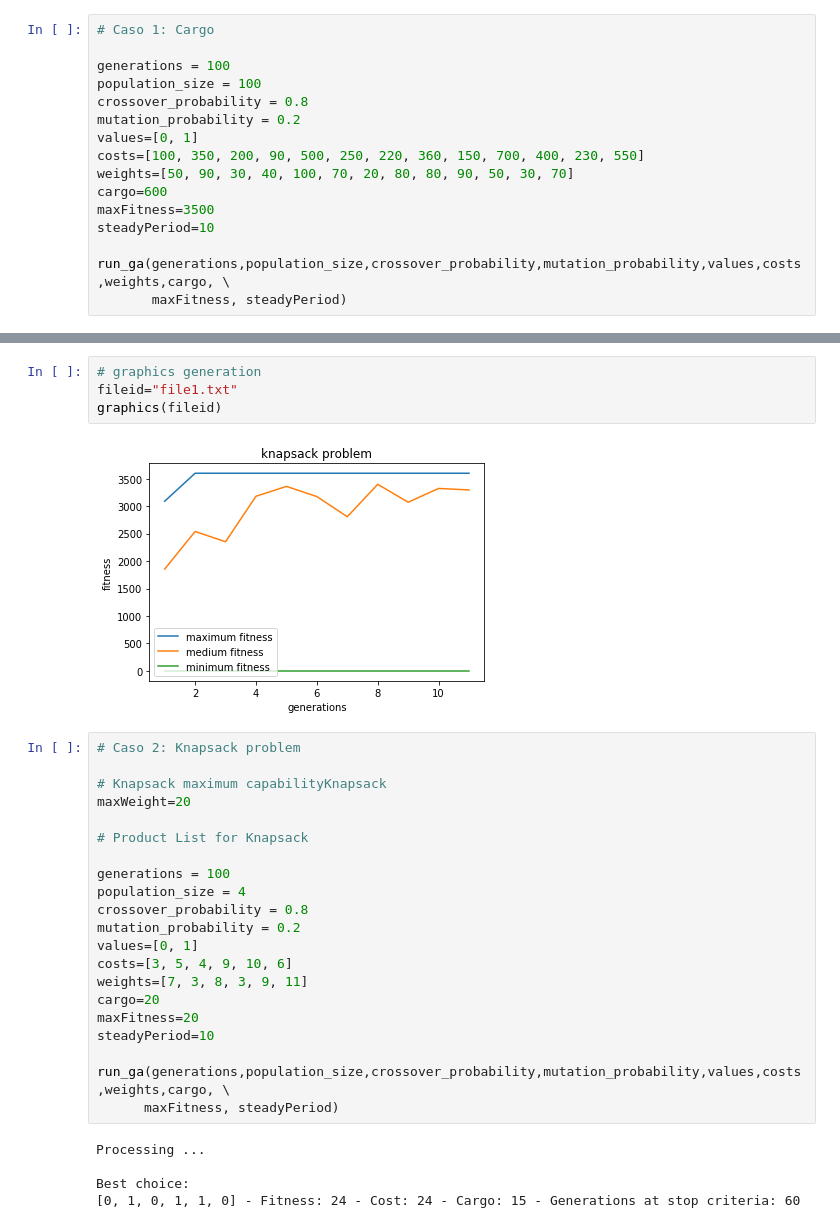
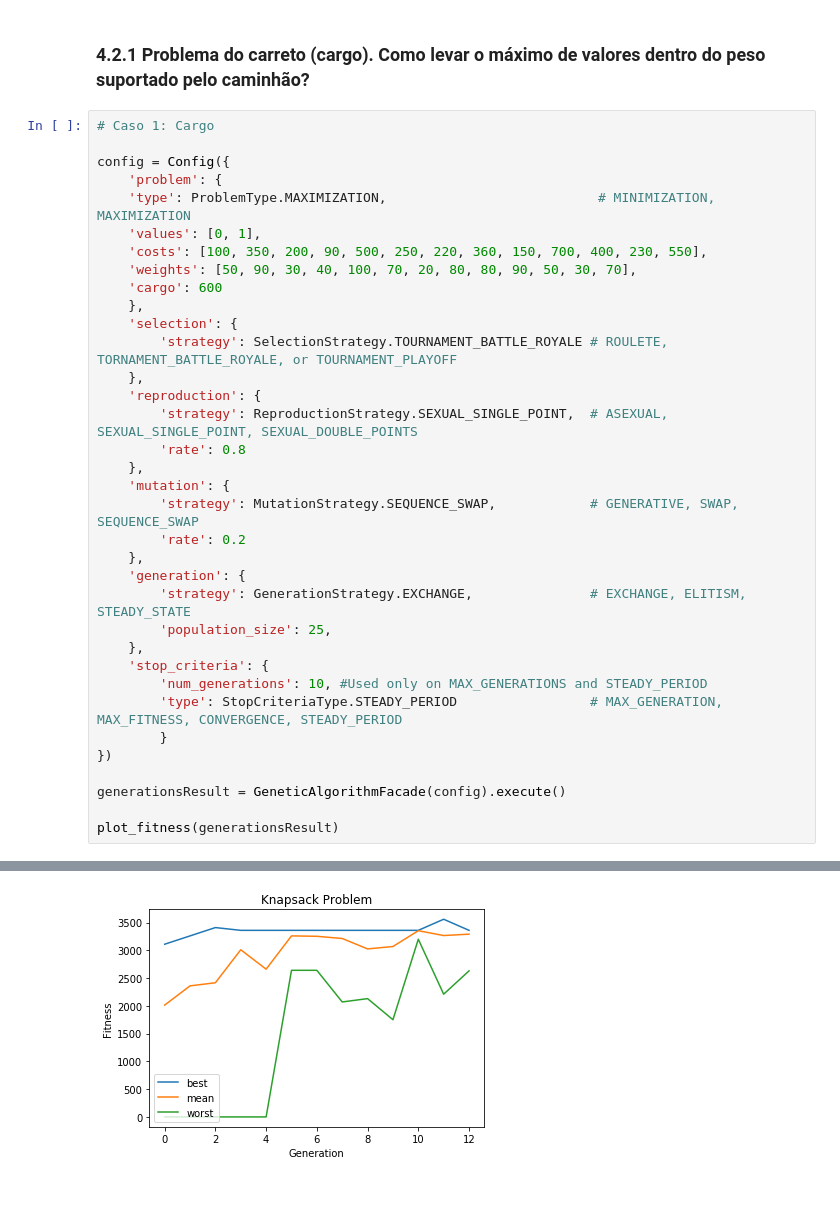
Before and after one commit to edbkei/MO416PROJ2, a Jupyter notebook: Project2/project2.ipynb, the cells around one changed output, grey strips where cells are left out. Saved outputs shown, nothing was run; the diff lists cells and outputs as text; blank space fills up the shorter version.

```diff
--- a/Project2/project2.ipynb
+++ b/Project2/project2.ipynb
@@ -129,17 +66,38 @@ def graphics(fileid):
+# %% [markdown]
+### 4.2.1 Problema do carreto (cargo). Como levar o máximo de valores dentro do peso suportado pelo caminhão?
 # %%
 # Caso 1: Cargo
 
-generations = 100
-population_size = 100
-crossover_probability = 0.8
-mutation_probability = 0.2
-values=[0, 1]
-costs=[100, 350, 200, 90, 500, 250, 220, 360, 150, 700, 400, 230, 550]
-weights=[50, 90, 30, 40, 100, 70, 20, 80, 80, 90, 50, 30, 70]
-cargo=600
-maxFitness=3500
-steadyPeriod=10
+config = Config({
+    'problem': {
+    'type': ProblemType.MAXIMIZATION,                           # MINIMIZATION, MAXIMIZATION
+    'values': [0, 1],
+    'costs': [100, 350, 200, 90, 500, 250, 220, 360, 150, 700, 400, 230, 550],
+    'weights': [50, 90, 30, 40, 100, 70, 20, 80, 80, 90, 50, 30, 70],
+    'cargo': 600
+    },
+    'selection': {
+        'strategy': SelectionStrategy.TOURNAMENT_BATTLE_ROYALE # ROULETE, TORNAMENT_BATTLE_ROYALE, or TOURNAMENT_PLAYOFF
+    },
+    'reproduction': {
+        'strategy': ReproductionStrategy.SEXUAL_SINGLE_POINT,  # ASEXUAL, SEXUAL_SINGLE_POINT, SEXUAL_DOUBLE_POINTS
+        'rate': 0.8
+    },
+    'mutation': {
+        'strategy': MutationStrategy.SEQUENCE_SWAP,            # GENERATIVE, SWAP, SEQUENCE_SWAP
+        'rate': 0.2
+    },
+    'generation': {
+        'strategy': GenerationStrategy.EXCHANGE,               # EXCHANGE, ELITISM, STEADY_STATE
+        'population_size': 25,
+    },
+    'stop_criteria': {
+        'num_generations': 10, #Used only on MAX_GENERATIONS and STEADY_PERIOD
+        'type': StopCriteriaType.STEADY_PERIOD                 # MAX_GENERATION, MAX_FITNESS, CONVERGENCE, STEADY_PERIOD
+        }
+})
 
-run_ga(generations,population_size,crossover_probability,mutation_probability,values,costs,weights,cargo, \
-       maxFitness, steadyPeriod)
+generationsResult = GeneticAlgorithmFacade(config).execute()
+
+plot_fitness(generationsResult)
 # %% [output]
@@ -150,32 +121 @@ Best choice:
+[figure, added]
-# %%
-# graphics generation
-fileid="file1.txt"
-graphics(fileid)
-# %% [output]
-[figure, removed]
-# %%
-# Caso 2: Knapsack problem
-
-# Knapsack maximum capabilityKnapsack
-maxWeight=20
-
-# Product List for Knapsack
-
-generations = 100
-population_size = 4
-crossover_probability = 0.8
-mutation_probability = 0.2
-values=[0, 1]
-costs=[3, 5, 4, 9, 10, 6]
-weights=[7, 3, 8, 3, 9, 11]
-cargo=20
-maxFitness=20
-steadyPeriod=10
-
-run_ga(generations,population_size,crossover_probability,mutation_probability,values,costs,weights,cargo, \
-      maxFitness, steadyPeriod)
-# %% [output]
-Processing ...
-
-Best choice:
-[0, 1, 0, 1, 1, 0] - Fitness: 24 - Cost: 24 - Cargo: 15 - Generations at stop criteria: 60
```
Also changed, not shown: parts of 25 cells of this notebook.
